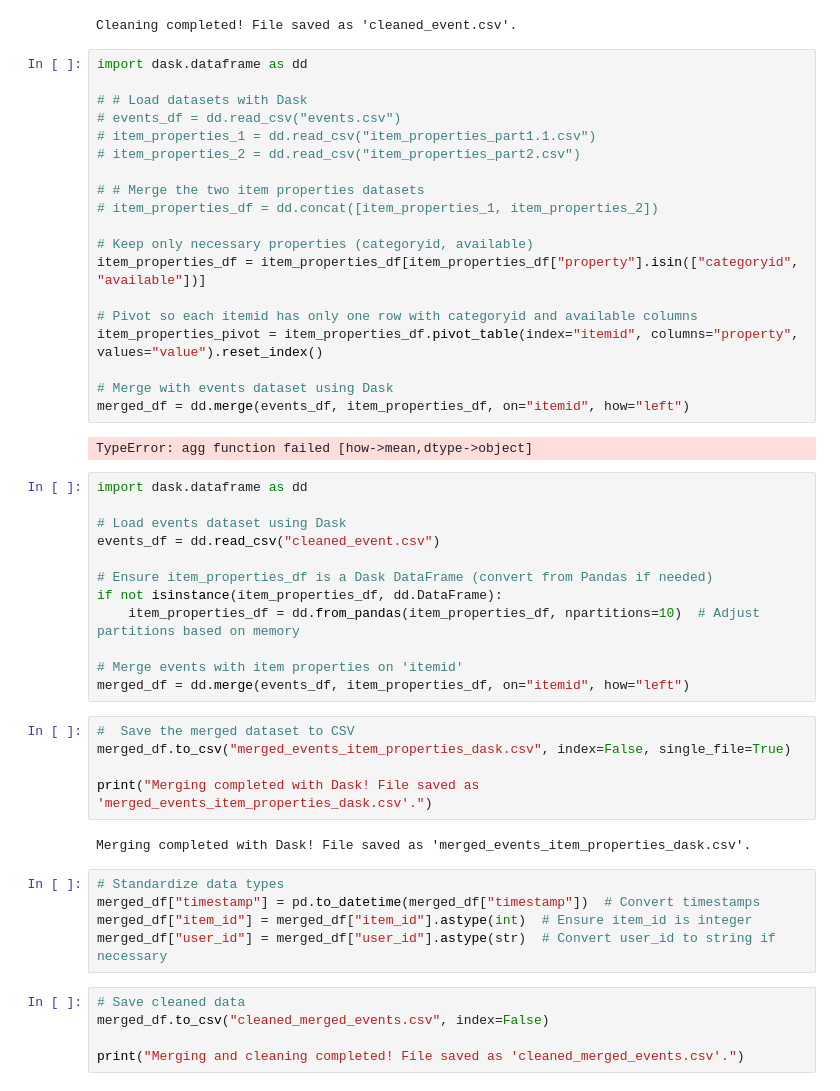
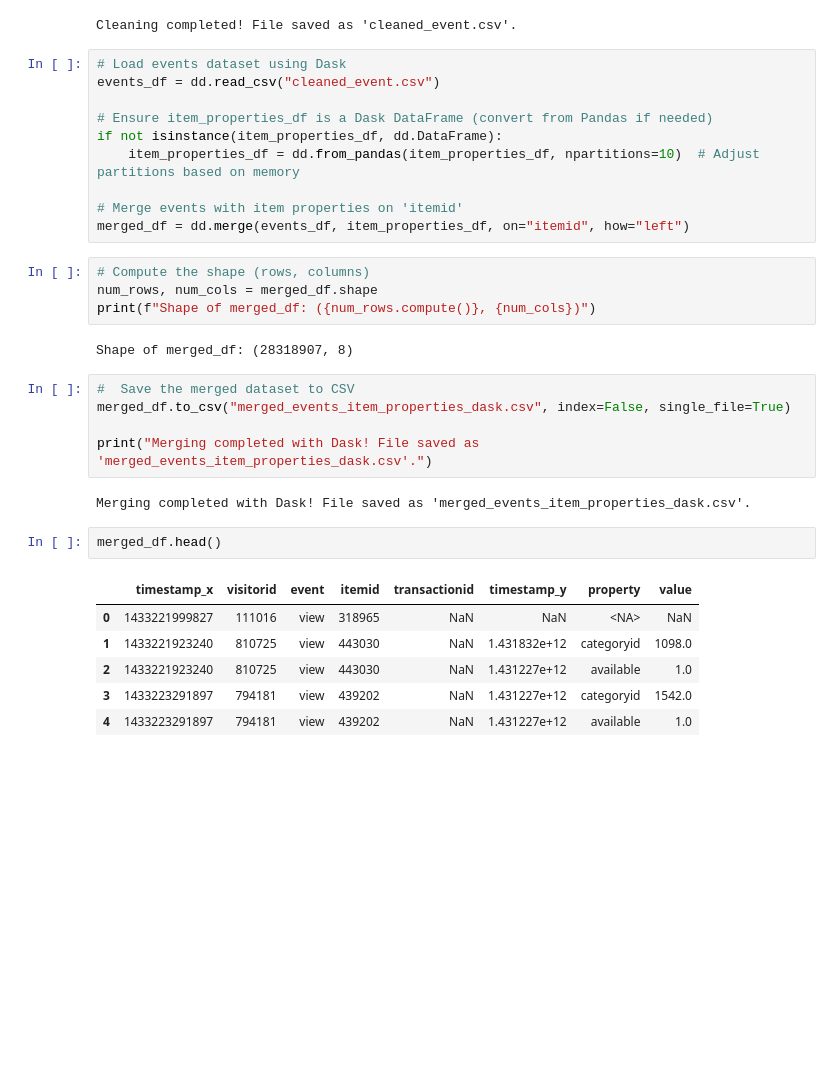
Before and after one commit to Victor-Osei/Recommendation_Systems, a Jupyter notebook: rs.ipynb, the cells around one changed output. Cells and saved outputs as stored; diff of their text form; blank space fills up the shorter version.

```diff
--- a/rs.ipynb
+++ b/rs.ipynb
@@ -556,30 +557,7 @@ events_df.to_csv("cleaned_event.csv", index=False)
 print("\nCleaning completed! File saved as 'cleaned_event.csv'.")
 # %% [output]
 Cleaning completed! File saved as 'cleaned_event.csv'.
-# %%
-import dask.dataframe as dd
-
-# # Load datasets with Dask
-# events_df = dd.read_csv("events.csv")
-# item_properties_1 = dd.read_csv("item_properties_part1.1.csv")
-# item_properties_2 = dd.read_csv("item_properties_part2.csv")
-
-# # Merge the two item properties datasets
-# item_properties_df = dd.concat([item_properties_1, item_properties_2])
-
-# Keep only necessary properties (categoryid, available)
-item_properties_df = item_properties_df[item_properties_df["property"].isin(["categoryid", "available"])]
-
-# Pivot so each itemid has only one row with categoryid and available columns
-item_properties_pivot = item_properties_df.pivot_table(index="itemid", columns="property", values="value").reset_index()
-
-# Merge with events dataset using Dask
-merged_df = dd.merge(events_df, item_properties_df, on="itemid", how="left")
-# %% [output]
-TypeError: agg function failed [how->mean,dtype->object]
 # %%
-import dask.dataframe as dd
-
 # Load events dataset using Dask
 events_df = dd.read_csv("cleaned_event.csv")
 
@@ -589,6 +567,12 @@ if not isinstance(item_properties_df, dd.DataFrame):
 
 # Merge events with item properties on 'itemid'
 merged_df = dd.merge(events_df, item_properties_df, on="itemid", how="left")
+# %%
+# Compute the shape (rows, columns)
+num_rows, num_cols = merged_df.shape
+print(f"Shape of merged_df: ({num_rows.compute()}, {num_cols})")
+# %% [output]
+Shape of merged_df: (28318907, 8)
 # %%
 #  Save the merged dataset to CSV
 merged_df.to_csv("merged_events_item_properties_dask.csv", index=False, single_file=True)
@@ -596,13 +580,12 @@ merged_df.to_csv("merged_events_item_properties_dask.csv", index=False, single_f
 print("Merging completed with Dask! File saved as 'merged_events_item_properties_dask.csv'.")
 # %% [output]
 Merging completed with Dask! File saved as 'merged_events_item_properties_dask.csv'.
-# %%
-# Standardize data types
-merged_df["timestamp"] = pd.to_datetime(merged_df["timestamp"])  # Convert timestamps
-merged_df["item_id"] = merged_df["item_id"].astype(int)  # Ensure item_id is integer
-merged_df["user_id"] = merged_df["user_id"].astype(str)  # Convert user_id to string if necessary
-# %%
-# Save cleaned data
-merged_df.to_csv("cleaned_merged_events.csv", index=False)
-
-print("Merging and cleaning completed! File saved as 'cleaned_merged_events.csv'.")
+# %%
+merged_df.head()
+# %% [output]
+|  | timestamp_x | visitorid | event | itemid | transactionid | timestamp_y | property | value |
+| 0 | 1433221999827 | 111016 | view | 318965 | NaN | NaN | <NA> | NaN |
+| 1 | 1433221923240 | 810725 | view | 443030 | NaN | 1.431832e+12 | categoryid | 1098.0 |
+| 2 | 1433221923240 | 810725 | view | 443030 | NaN | 1.431227e+12 | available | 1.0 |
+| 3 | 1433223291897 | 794181 | view | 439202 | NaN | 1.431227e+12 | categoryid | 1542.0 |
+| 4 | 1433223291897 | 794181 | view | 439202 | NaN | 1.431227e+12 | available | 1.0 |
```
Also changed, not shown: parts of 2 cells of this notebook.
